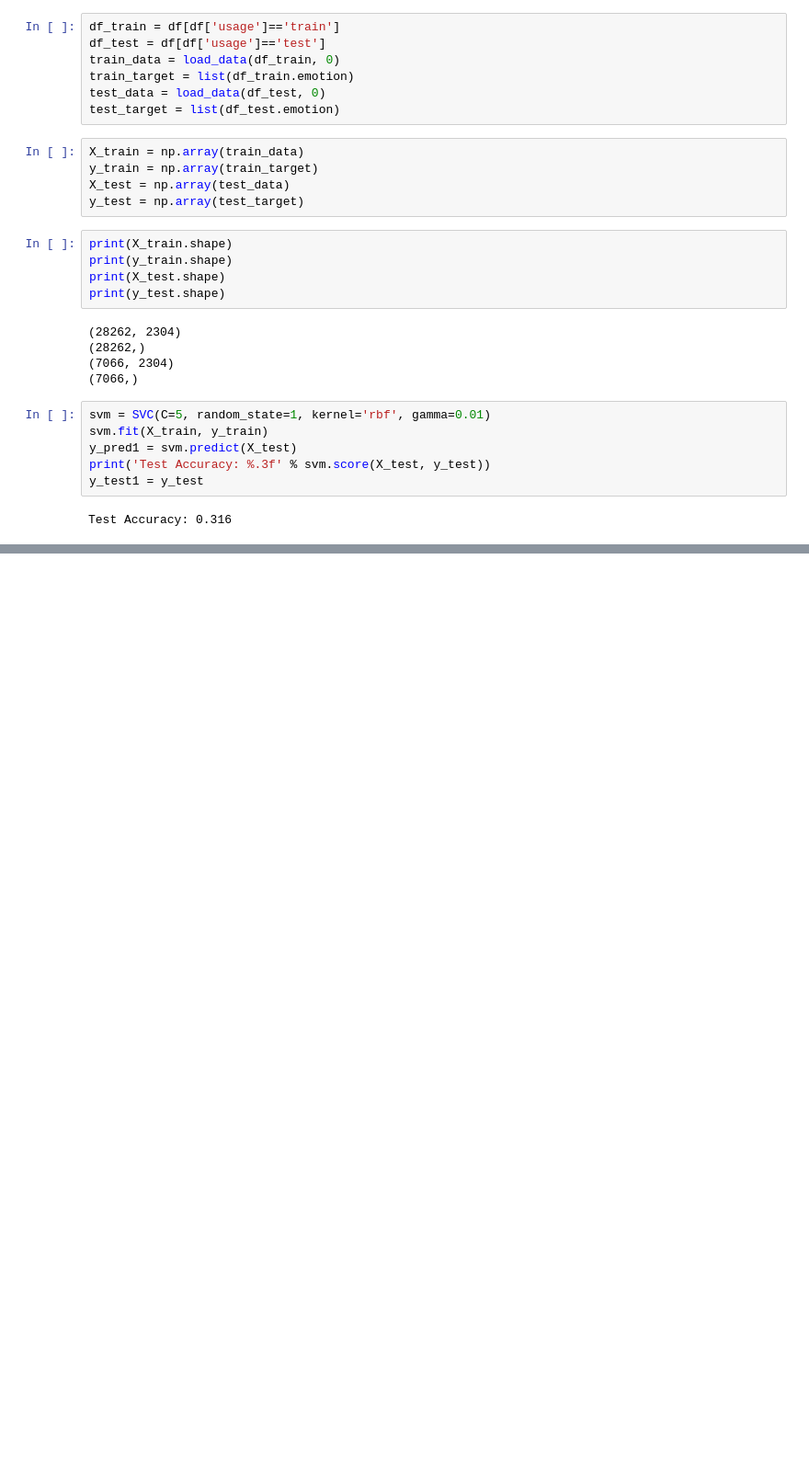
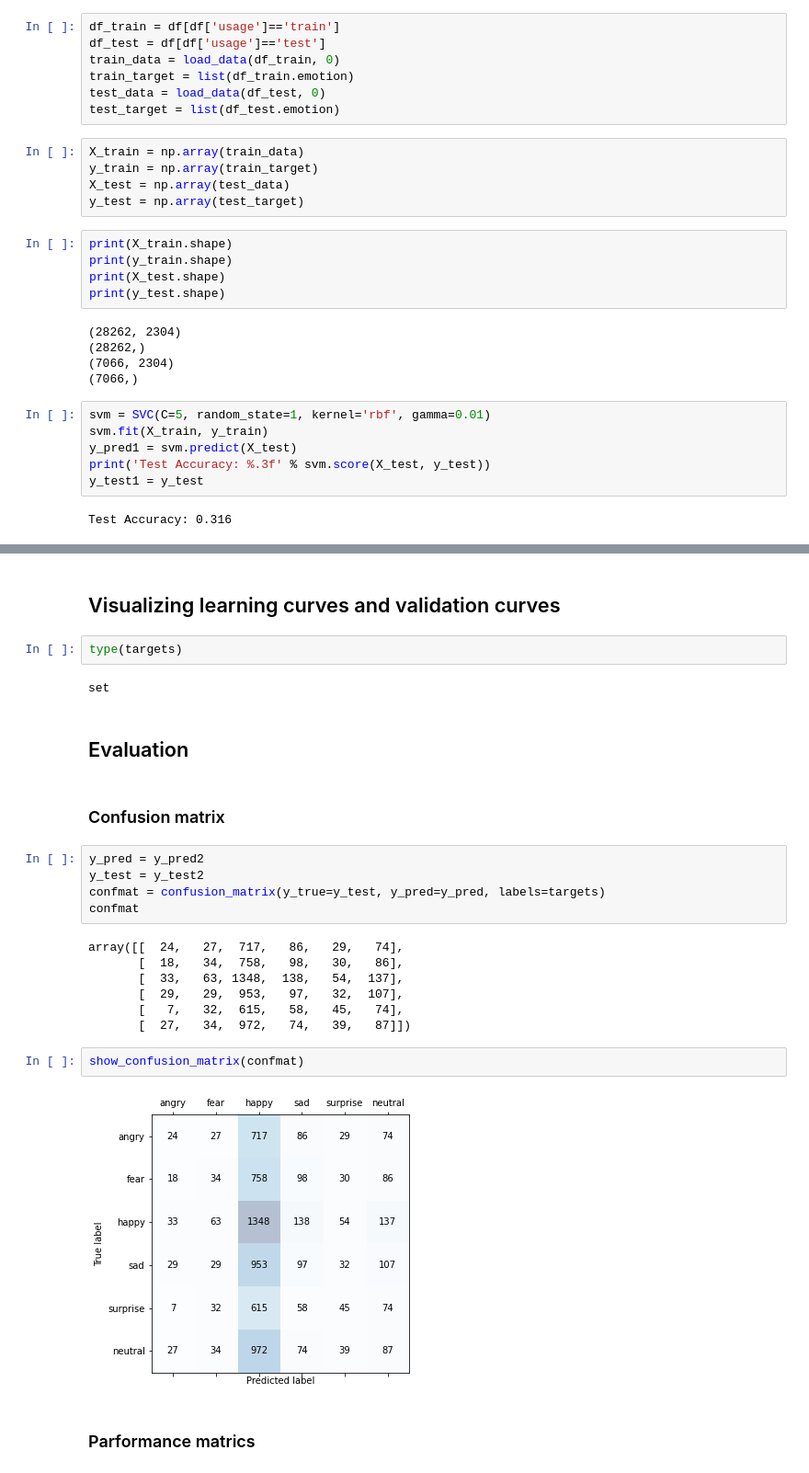
Before and after one commit to chikakoto/facial-expression-recognition, a Jupyter notebook: notebooks/4.0_SVM.ipynb, the cells around one changed output, grey strips where cells are left out. Shown at 92% size. Drawn from its saved outputs; the diff is of its cells as text; blank space fills up the shorter version.

```diff
--- a/notebooks/4.0_SVM.ipynb
+++ b/notebooks/4.0_SVM.ipynb
@@ -151,0 +207,28 @@ print(classification_report(y_test, y_pred, target_names=targets))
+# %% [markdown]
+## Visualizing learning curves and validation curves
+# %%
+type(targets)
+# %% [output]
+set
+# %% [markdown]
+## Evaluation
+# %% [markdown]
+### Confusion matrix
+# %%
+y_pred = y_pred2
+y_test = y_test2
+confmat = confusion_matrix(y_true=y_test, y_pred=y_pred, labels=targets)
+confmat
+# %% [output]
+array([[  24,   27,  717,   86,   29,   74],
+       [  18,   34,  758,   98,   30,   86],
+       [  33,   63, 1348,  138,   54,  137],
+       [  29,   29,  953,   97,   32,  107],
+       [   7,   32,  615,   58,   45,   74],
+       [  27,   34,  972,   74,   39,   87]])
+# %%
+show_confusion_matrix(confmat)
+# %% [output]
+[figure, added]
+# %% [markdown]
+### Parformance matrics
```
Also changed, not shown: parts of 77 cells of this notebook, 1 other file.
